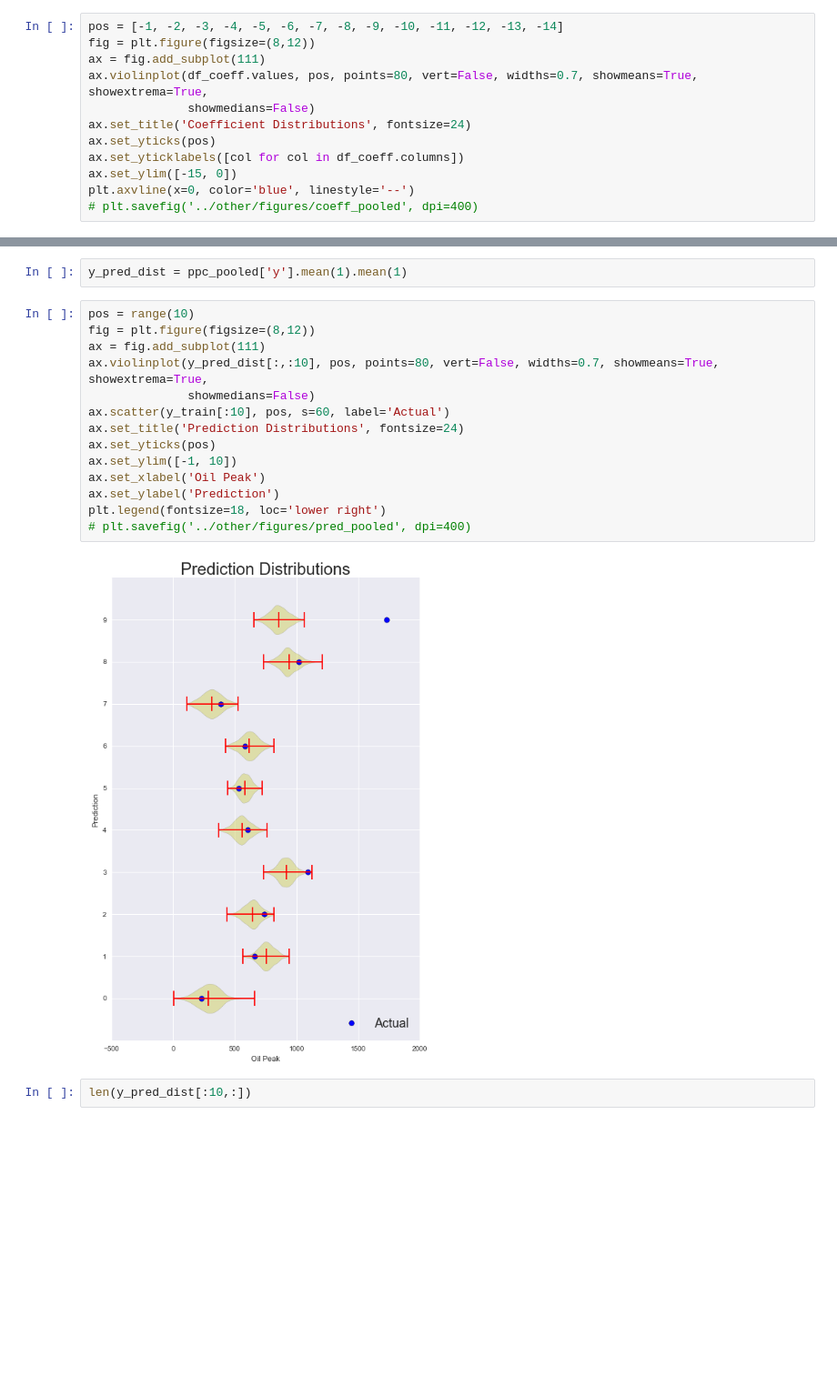
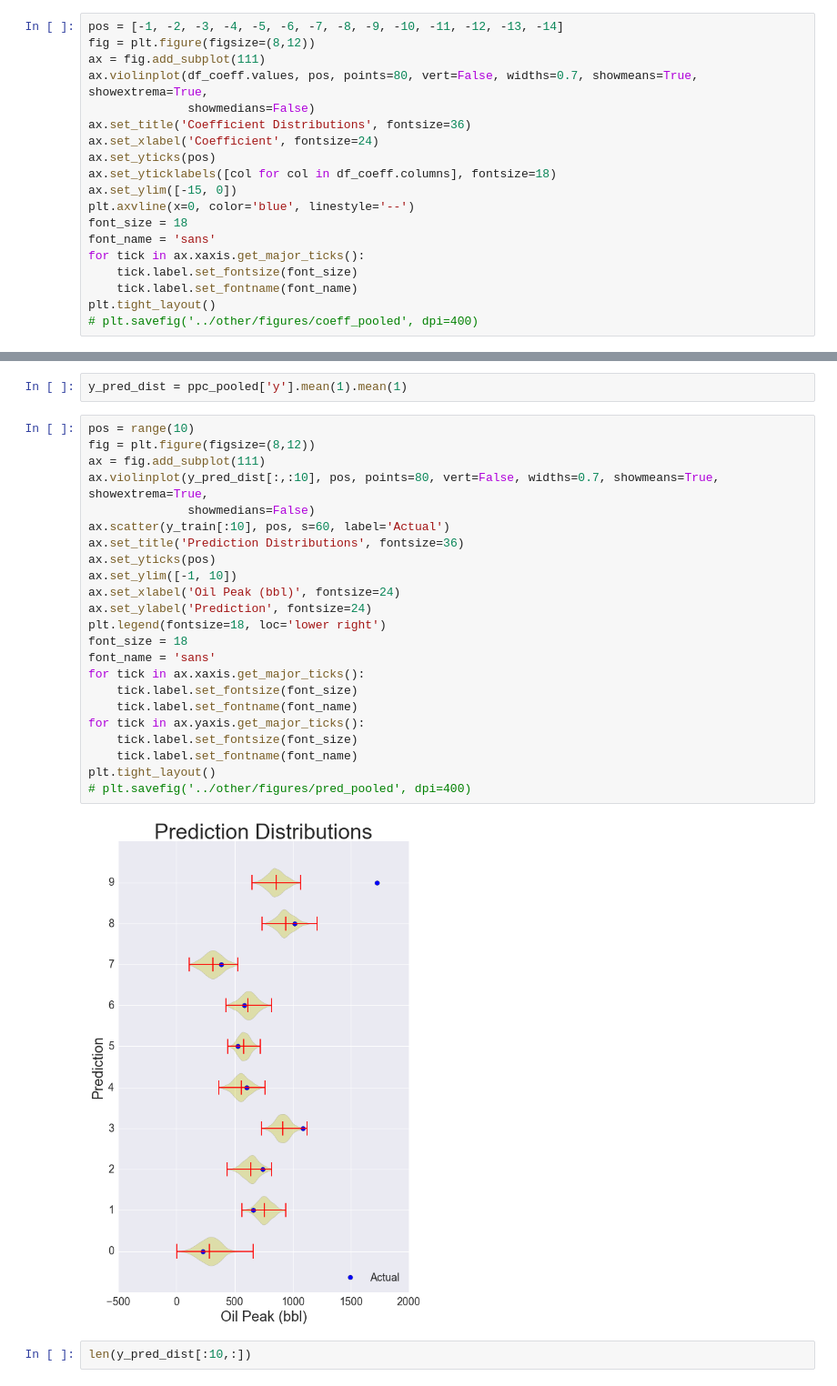
Before and after one commit to jpgrana/bayesian-approach-predicting-well-production, a Jupyter notebook: model_plots.ipynb, the cells around one changed output, grey strips where cells are left out. Shown at 91% size. Saved outputs shown, nothing was run; the diff lists cells and outputs as text; blank space fills up the shorter version.

```diff
--- a/model_plots.ipynb
+++ b/model_plots.ipynb
@@ -215,10 +215,17 @@ fig = plt.figure(figsize=(8,12))
 ax = fig.add_subplot(111)
 ax.violinplot(df_coeff.values, pos, points=80, vert=False, widths=0.7, showmeans=True, showextrema=True,
               showmedians=False)
-ax.set_title('Coefficient Distributions', fontsize=24)
+ax.set_title('Coefficient Distributions', fontsize=36)
+ax.set_xlabel('Coefficient', fontsize=24)
 ax.set_yticks(pos)
-ax.set_yticklabels([col for col in df_coeff.columns])
+ax.set_yticklabels([col for col in df_coeff.columns], fontsize=18)
 ax.set_ylim([-15, 0])
 plt.axvline(x=0, color='blue', linestyle='--')
+font_size = 18
+font_name = 'sans'
+for tick in ax.xaxis.get_major_ticks():
+    tick.label.set_fontsize(font_size)
+    tick.label.set_fontname(font_name)
+plt.tight_layout()
 # plt.savefig('../other/figures/coeff_pooled', dpi=400)
 # %% [output]
@@ -228,19 +235,28 @@ y_pred_dist = ppc_pooled['y'].mean(1).mean(1)
 # %%
 pos = range(10)
 fig = plt.figure(figsize=(8,12))
 ax = fig.add_subplot(111)
 ax.violinplot(y_pred_dist[:,:10], pos, points=80, vert=False, widths=0.7, showmeans=True, showextrema=True,
               showmedians=False)
 ax.scatter(y_train[:10], pos, s=60, label='Actual')
-ax.set_title('Prediction Distributions', fontsize=24)
+ax.set_title('Prediction Distributions', fontsize=36)
 ax.set_yticks(pos)
 ax.set_ylim([-1, 10])
-ax.set_xlabel('Oil Peak')
-ax.set_ylabel('Prediction')
+ax.set_xlabel('Oil Peak (bbl)', fontsize=24)
+ax.set_ylabel('Prediction', fontsize=24)
 plt.legend(fontsize=18, loc='lower right')
+font_size = 18
+font_name = 'sans'
+for tick in ax.xaxis.get_major_ticks():
+    tick.label.set_fontsize(font_size)
+    tick.label.set_fontname(font_name)
+for tick in ax.yaxis.get_major_ticks():
+    tick.label.set_fontsize(font_size)
+    tick.label.set_fontname(font_name)
+plt.tight_layout()
 # plt.savefig('../other/figures/pred_pooled', dpi=400)
 # %% [output]
-[figure, old version]
+[figure, new version]
 # %%
 len(y_pred_dist[:10,:])
 # %% [output]
```
Also changed, not shown: parts of 1 cell of this notebook, 4 other files.
